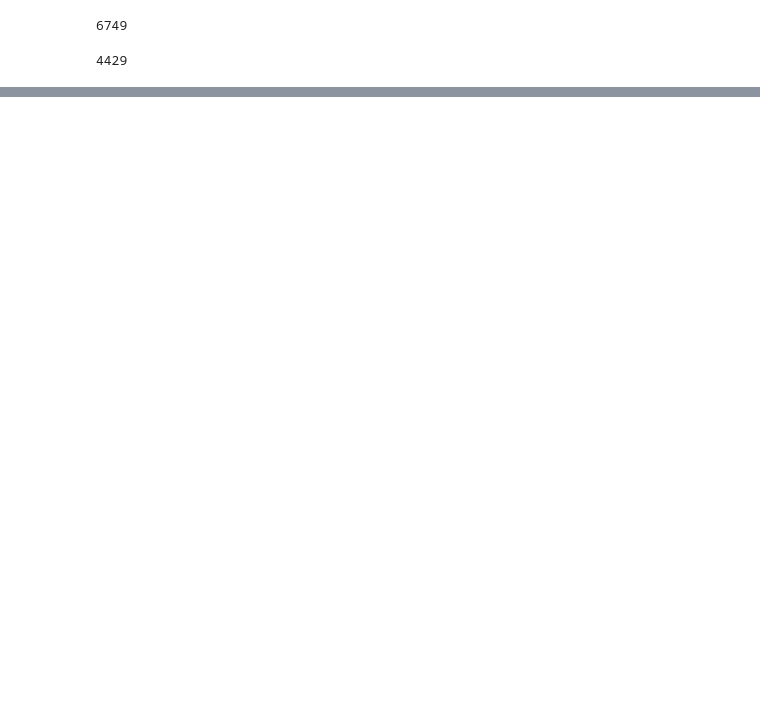
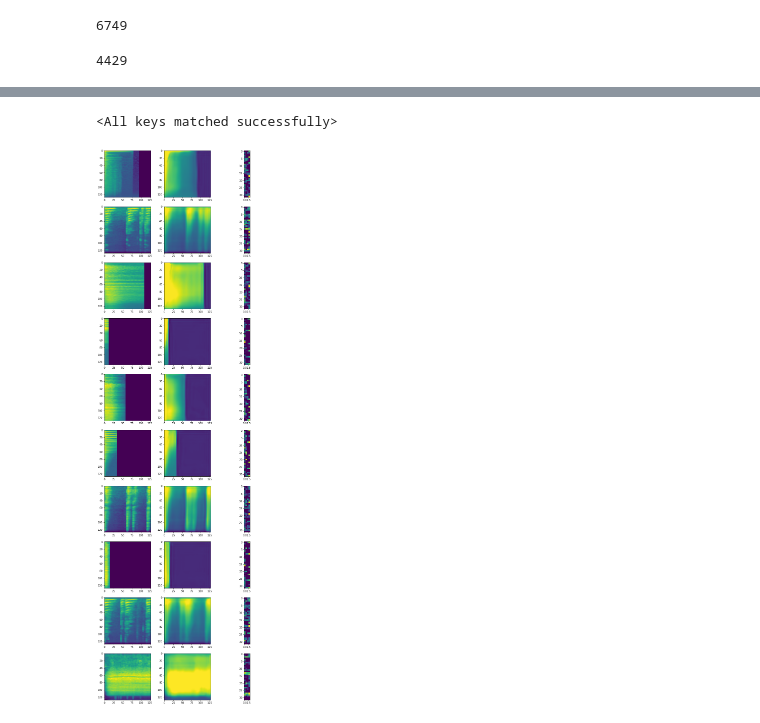
Before and after one commit to flyingleafe/vxs-vpt, a Jupyter notebook: notebooks/CAETraining.ipynb, the cells around one changed output, grey strips where cells are left out. Cells and saved outputs as stored; diff of their text form; code cells hidden in the pictures; blank space fills up the shorter version.

```diff
--- a/notebooks/CAETraining.ipynb
+++ b/notebooks/CAETraining.ipynb
@@ -162,0 +178,3 @@ INFO:metrics_logger:
+# %%
+model_wide = ConvAE(outer_kernel_size=(3,5), strides=[(2,2),(4,2),(4,2),(4,4)], padding_mode='zeros')
+optimizer_wide = torch.optim.Adam(model_wide.parameters(), lr=0.001)
@@ -163,3 +230,12 @@ INFO:metrics_logger:
+# %%
+model_wide.load_state_dict(torch.load('../logs/conv_ae_fixed_wide_2/checkpoints/best.pth')['model_state_dict'])
+# %% [output]
+<All keys matched successfully>
+# %%
+model_wide.eval()
+imshow_ae_output(model_wide, common_set, 10, random_seed=455)
+# %% [output]
+[figure, added]
 # %%
 vocal_splitter = DataSplit(vocal_sketch_dataset, shuffle=True, test_train_split=1)
 vocal_loaders = {
```
Also changed, not shown: parts of 17 cells of this notebook, 7 other files.
